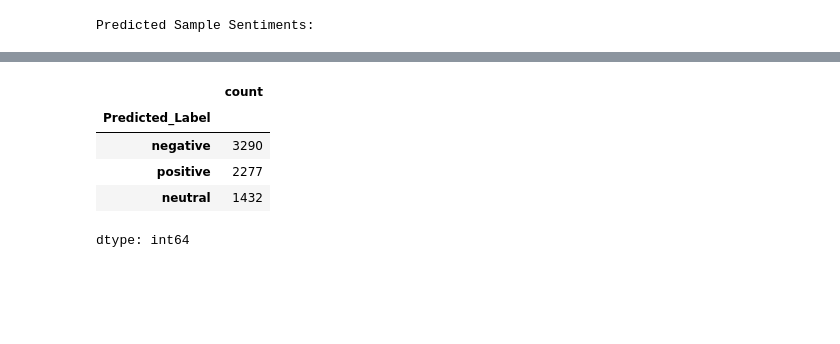
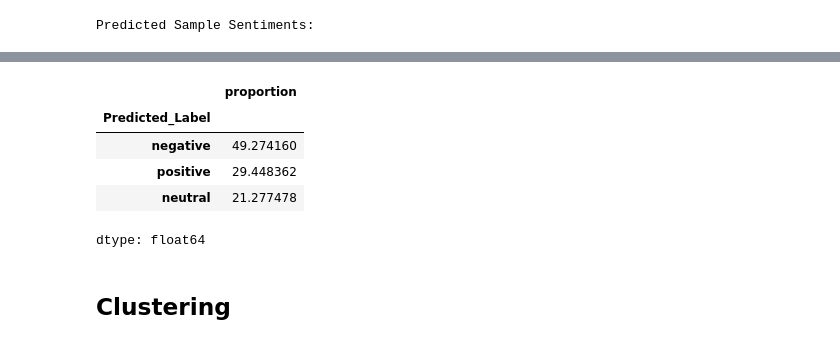
Before and after one commit to aniq63/RevuAI, a Jupyter notebook: notebooks/App Reviews Sentiment classification.ipynb, the cells around one changed output, grey strips where cells are left out. Drawn from its saved outputs; the diff is of its cells as text; code cells hidden in the pictures; blank space fills up the shorter version.

```diff
--- a/notebooks/App Reviews Sentiment classification.ipynb
+++ b/notebooks/App Reviews Sentiment classification.ipynb
@@ -251,13 +276,17 @@ df_results = pd.DataFrame({
 
 # 4. Map the numeric labels to text sentiments
 df_results['Predicted_Label'] = df_results['Predicted_Label'].map(class_map)
-# %%
-df_results['Predicted_Label'].value_counts()
-# %% [output]
-|  | count |
-| Predicted_Label |  |
-| negative | 3290 |
-| positive | 2277 |
-| neutral | 1432 |
-dtype: int64
+# %%
+percentages = df_results['Predicted_Label'].value_counts(normalize=True) * 100
+# %%
+percentages
+# %% [output]
+|  | proportion |
+| Predicted_Label |  |
+| negative | 49.274160 |
+| positive | 29.448362 |
+| neutral | 21.277478 |
+dtype: float64
+# %% [markdown]
+## Clustering
 # %%
```
Also changed, not shown: parts of 19 cells of this notebook, 3 other files.
